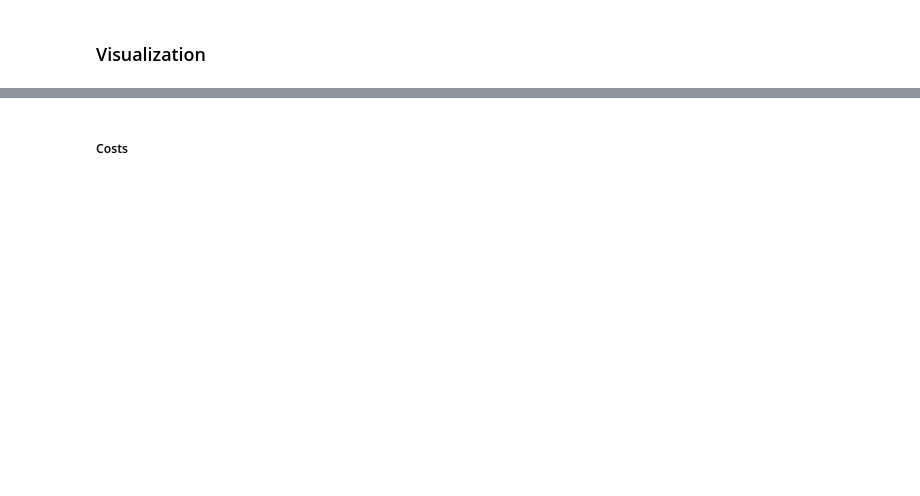
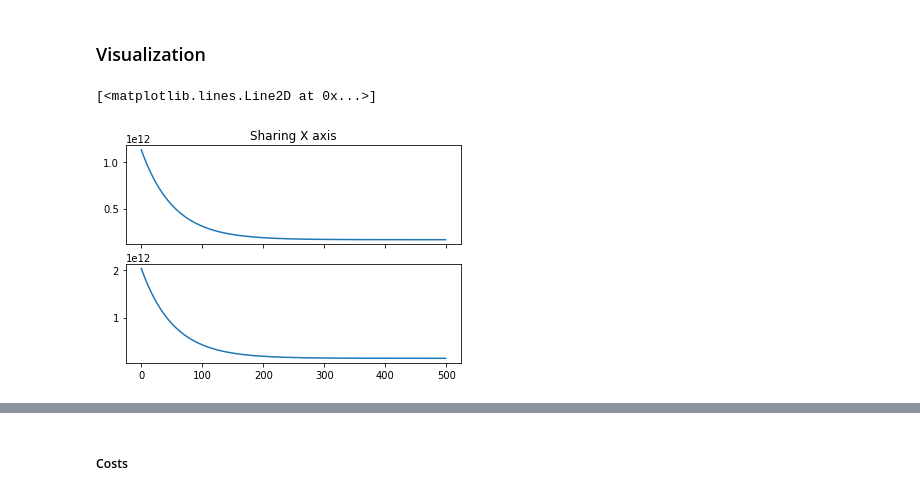
Before and after one commit to fjcamillo/Vanilla-Gradient-Descent, a Jupyter notebook: py/Vanilla Gradient Descent.ipynb, the cells around one changed output, grey strips where cells are left out. Cells and saved outputs as stored; diff of their text form; code cells hidden in the pictures; blank space fills up the shorter version.

```diff
--- a/py/Vanilla Gradient Descent.ipynb
+++ b/py/Vanilla Gradient Descent.ipynb
@@ -87,9 +87,11 @@ class gradient_descent:
         return output
 
     def batchGD(self):
+        self.reset_values()
         for i in range(self.epochs):
-            print(i)
+#             print(i)
             hypothesis = self.model_thetas[-1].transpose()*self.x.reshape(1, np.multiply(*self.x.shape))
+            print(self.x.reshape(1, np.multiply(*self.x.shape)).shape)
             new_cost = np.divide(np.sum(np.square(np.subtract(hypothesis, self.y))),self.x.shape[1])
             MLE = np.subtract(self.y, hypothesis).dot(self.x.reshape(self.y.shape[1],1))[0]
             new_theta = np.add(self.model_thetas[-1],np.multiply(self.learning_rate,  MLE))
@@ -98,8 +100,9 @@ class gradient_descent:
             self.model_thetas.append(new_theta)
 
     def stochasticGD(self):
+        self.reset_values()
         for i in range(self.epochs):
-            print(i)
+#             print(i)
             for j in range(np.multiply(*self.x.shape)):
                 hypothesis = self.model_thetas[-1].transpose()*self.x.reshape(1, np.multiply(*self.x.shape))
                 self.model_hypothesis.append(hypothesis)
@@ -232,2 +171,11 @@ house.minimized()
 # %% [markdown]
 ### Visualization
+# %%
+#Costs
+f, axarr = plt.subplots(2, sharex=True)
+axarr[0].plot(BGD.costs())
+axarr[0].set_title('Sharing X axis')
+axarr[1].plot(SGD.costs())
+# %% [output]
+[<matplotlib.lines.Line2D at 0x...>]
+[figure, added]
```
Also changed, not shown: parts of 16 cells of this notebook.
